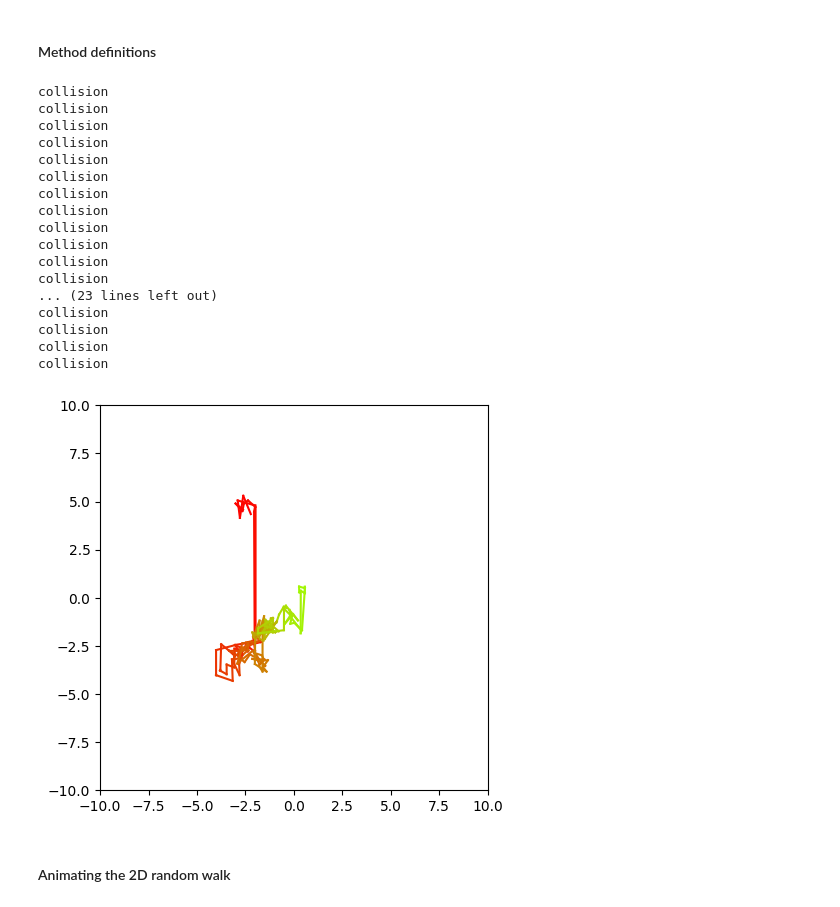
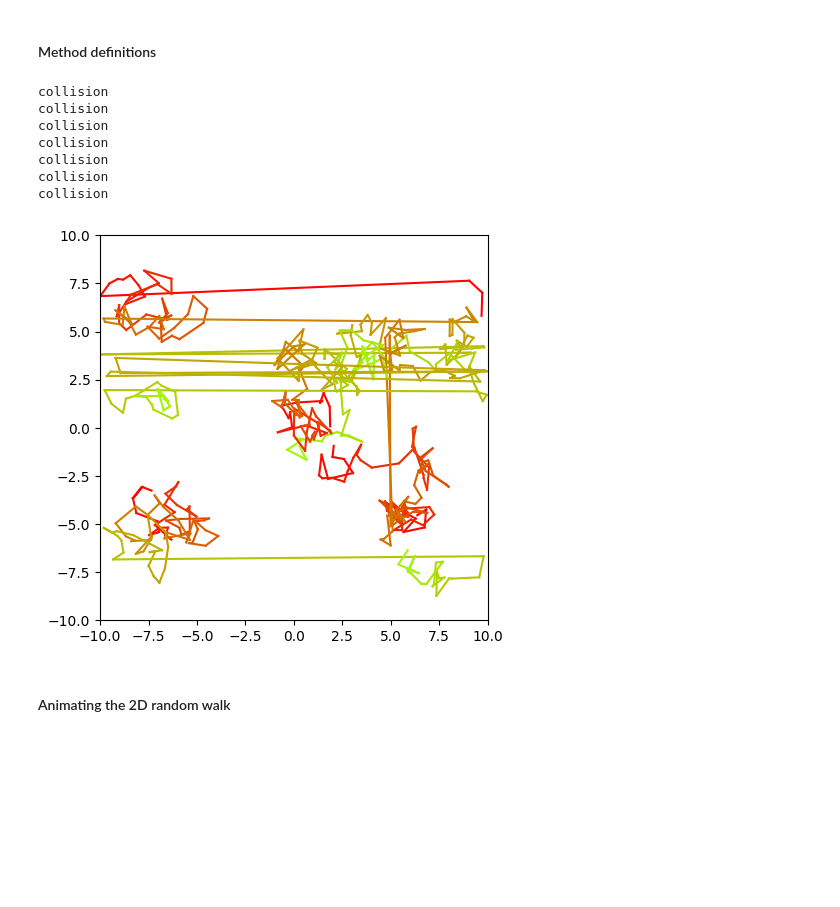
Before and after one commit to sophia-liao/DiffusionExercises, a Jupyter notebook: DiffusionExercise.ipynb, the cells around one changed output. Cells and saved outputs as stored; diff of their text form; code cells hidden in the pictures; blank space fills up the shorter version.

```diff
--- a/DiffusionExercise.ipynb
+++ b/DiffusionExercise.ipynb
@@ -100,7 +100,7 @@ def moveParticleList(particle_list):
                 print("collision")
             else:
                 p1.position=newParticlePos(p1)
-                p2.position=newParticlePos(p1)
+                p2.position=newParticlePos(p2)
 
 
 #method to change position of particle by a unit step
@@ -166,45 +166,35 @@ def simulation(steps,numparticles,xrange,yrange):
         posix=[]
         posiy=[]
         for j in range(len(particle_list)):
             posix.append(MP[i][j][0])
             posiy.append(MP[i][j][1])
         positions.append([posix,posiy])
 
     for i in range(numparticles):
         lx=[]
         ly=[]
         for j in range(steps):
             lx.append(positions[j][0][i])
             ly.append(positions[j][1][i])
         plotLineSpec(lx,ly)
 
     return positions
 
 #run the simulation and store the data in X and Y
 plt.figure(figsize=(5,5))
 plt.xlim([-10, 10])
 plt.ylim([-10, 10])
-positions = simulation(100,2,(-10,10),(-10,10))
+positions = simulation(100,5,(-10,10),(-10,10))
 nparticles = len(positions[0][0])
 # %% [output]
 collision
 collision
 collision
 collision
 collision
 collision
 collision
-collision
-collision
-collision
-collision
-collision
-... (23 lines left out)
-collision
-collision
-collision
-collision
-[figure, old version]
+[figure, new version]
 # %% [markdown]
 #### Animating the 2D random walk
 # %%
```
Also changed, not shown: parts of 1 cell of this notebook.
